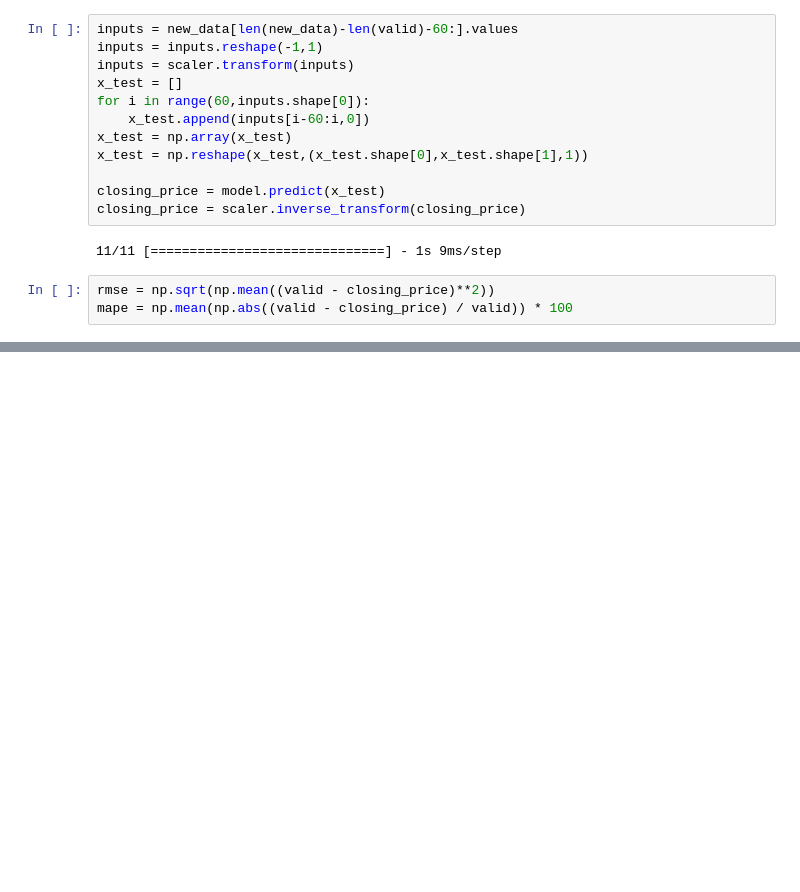
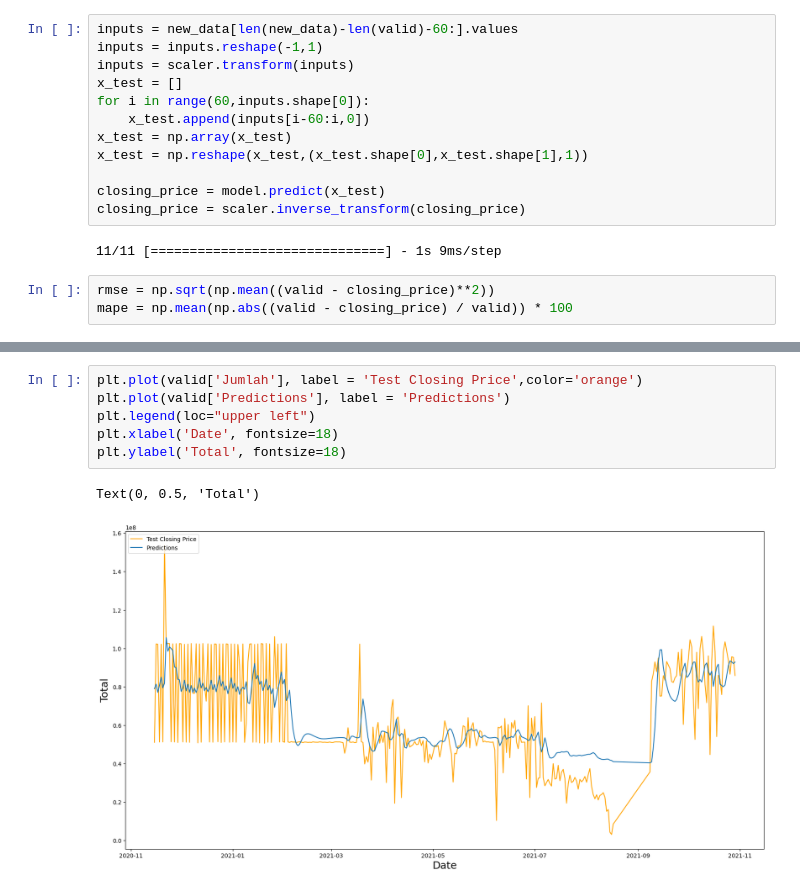
Before and after one commit to rspnn/timeseries, a Jupyter notebook: article project/gasoline/lstm50ep.ipynb, the cells around one changed output, grey strips where cells are left out. Cells and saved outputs as stored; diff of their text form; blank space fills up the shorter version.

```diff
--- a/article project/gasoline/lstm50ep.ipynb
+++ b/article project/gasoline/lstm50ep.ipynb
@@ -196,0 +197,9 @@ Program run in = 16.93 min
+# %%
+plt.plot(valid['Jumlah'], label = 'Test Closing Price',color='orange')
+plt.plot(valid['Predictions'], label = 'Predictions')
+plt.legend(loc="upper left")
+plt.xlabel('Date', fontsize=18)
+plt.ylabel('Total', fontsize=18)
+# %% [output]
+Text(0, 0.5, 'Total')
+[figure, added]
```
Also changed, not shown: parts of 3 cells of this notebook, 14 other files.
